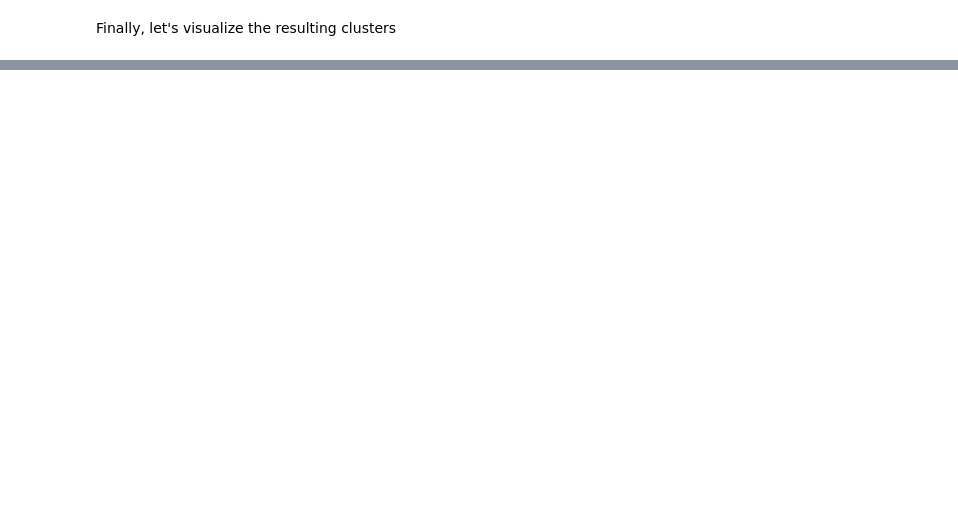
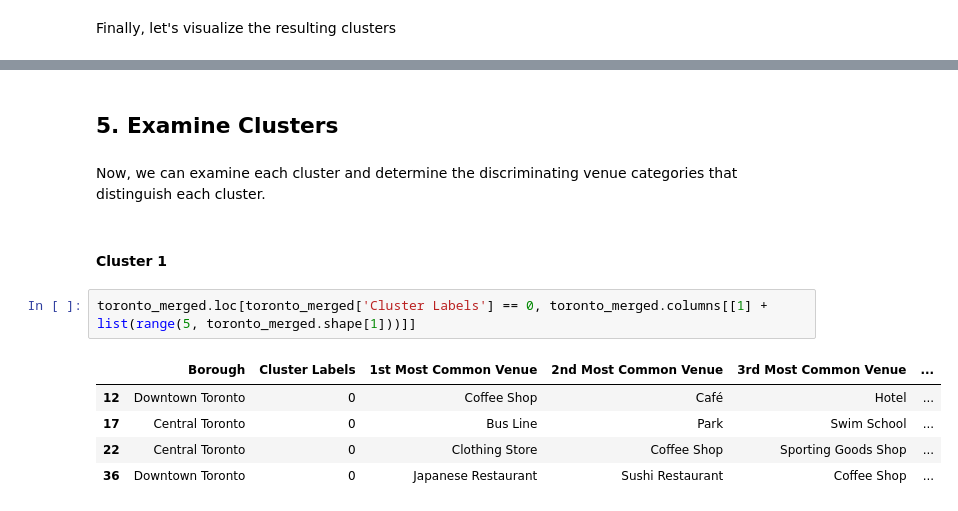
Before and after one commit to GhostDeini/Coursera_Capstone, a Jupyter notebook: Third_SCNT_Capstone_Project.ipynb, the cells around one changed output, grey strips where cells are left out. Saved outputs shown, nothing was run; the diff lists cells and outputs as text; blank space fills up the shorter version.

```diff
--- a/Third_SCNT_Capstone_Project.ipynb
+++ b/Third_SCNT_Capstone_Project.ipynb
@@ -609,3 +609,17 @@ for lat, lon, poi, cluster in zip(toronto_merged['Latitude'], toronto_merged['Lo
 map_clusters
 # %% [output]
 [interactive output not drawn]
+# %% [markdown]
+## 5. Examine Clusters
+# %% [markdown]
+Now, we can examine each cluster and determine the discriminating venue categories that distinguish each cluster.
+# %% [markdown]
+#### Cluster 1
+# %%
+toronto_merged.loc[toronto_merged['Cluster Labels'] == 0, toronto_merged.columns[[1] + list(range(5, toronto_merged.shape[1]))]]
+# %% [output]
+|  | Borough | Cluster Labels | 1st Most Common Venue | 2nd Most Common Venue | 3rd Most Common Venue | ... |
+| 12 | Downtown Toronto | 0 | Coffee Shop | Café | Hotel | ... |
+| 17 | Central Toronto | 0 | Bus Line | Park | Swim School | ... |
+| 22 | Central Toronto | 0 | Clothing Store | Coffee Shop | Sporting Goods Shop | ... |
+| 36 | Downtown Toronto | 0 | Japanese Restaurant | Sushi Restaurant | Coffee Shop | ... |
```
Also changed, not shown: parts of 10 cells of this notebook.
